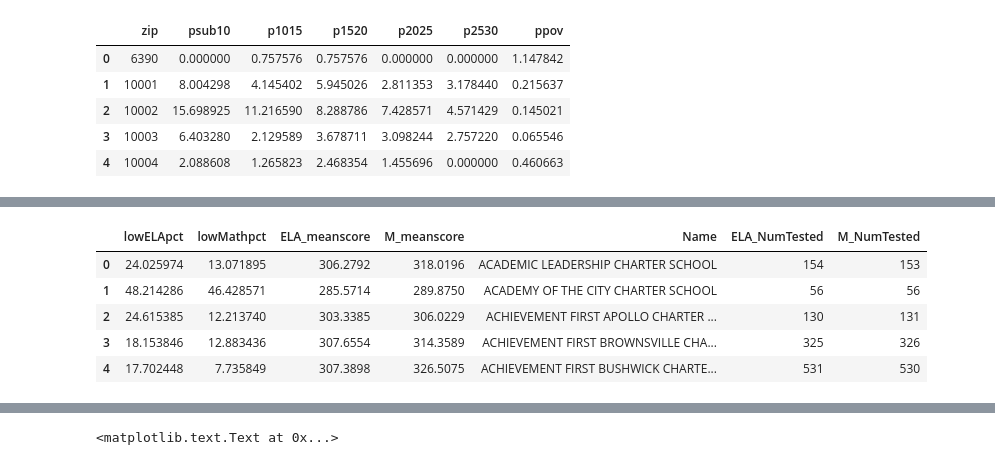
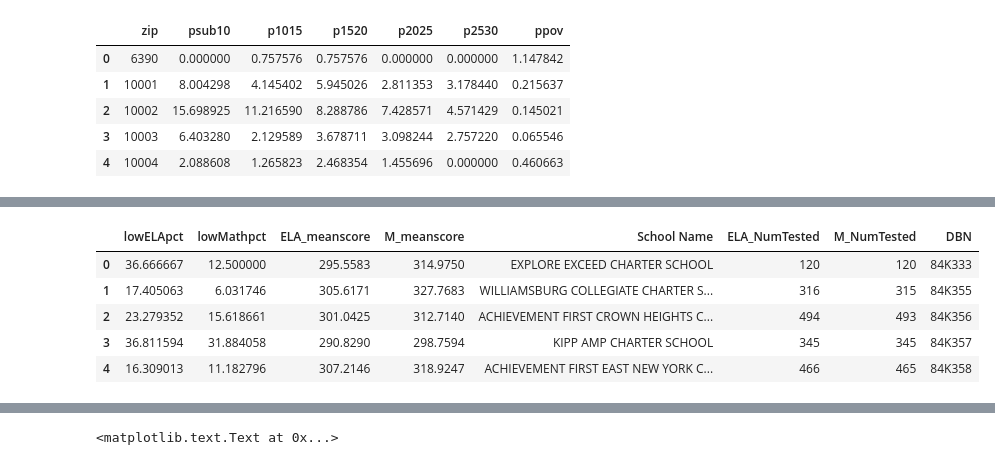
Before and after one commit to fedhere/PUI2015_EC, a Jupyter notebook: ry692/ry692_EC.ipynb, the cells around one changed output, grey strips where cells are left out. Drawn from its saved outputs; the diff is of its cells as text; code cells hidden in the pictures.

```diff
--- a/ry692/ry692_EC.ipynb
+++ b/ry692/ry692_EC.ipynb
@@ -21,6 +21,6 @@ homeless.head()
 | 3 | 331900860993 | ACHIEVEMENT FIRST ASPIRE CHARTER ... | KINGS | 12 |
 | 4 | 331900861072 | ACHIEVEMENT FIRST BROOKLYN ACADEM... | KINGS | 16 |
 # %%
-scores=pd.read_csv('scores_charter_2014.csv')
-scores.head()
+scores=pd.read_csv('scores_combined_2014.csv')
+scores.tail()
 # %% [output]
@@ -90,13 +90,13 @@ school_poverty.head()
 # %%
 scores['lowELApct'] = scores['ELA_L1']/scores['ELA_NumTested']*100
 scores['lowMathpct'] = scores['M_L1']/scores['M_NumTested']*100
-scores = scores[['lowELApct','lowMathpct','ELA_meanscore','M_meanscore','Name','ELA_NumTested','M_NumTested']]
+scores = scores[['lowELApct','lowMathpct','ELA_meanscore','M_meanscore','School Name','ELA_NumTested','M_NumTested','DBN']]
 scores.head()
 # %% [output]
-|  | lowELApct | lowMathpct | ELA_meanscore | M_meanscore | Name | ELA_NumTested | M_NumTested |
-| 0 | 24.025974 | 13.071895 | 306.2792 | 318.0196 | ACADEMIC LEADERSHIP CHARTER SCHOOL | 154 | 153 |
-| 1 | 48.214286 | 46.428571 | 285.5714 | 289.8750 | ACADEMY OF THE CITY CHARTER SCHOOL | 56 | 56 |
-| 2 | 24.615385 | 12.213740 | 303.3385 | 306.0229 | ACHIEVEMENT FIRST APOLLO CHARTER ... | 130 | 131 |
-| 3 | 18.153846 | 12.883436 | 307.6554 | 314.3589 | ACHIEVEMENT FIRST BROWNSVILLE CHA... | 325 | 326 |
-| 4 | 17.702448 | 7.735849 | 307.3898 | 326.5075 | ACHIEVEMENT FIRST BUSHWICK CHARTE... | 531 | 530 |
+|  | lowELApct | lowMathpct | ELA_meanscore | M_meanscore | School Name | ELA_NumTested | M_NumTested | DBN |
+| 0 | 36.666667 | 12.500000 | 295.5583 | 314.9750 | EXPLORE EXCEED CHARTER SCHOOL | 120 | 120 | 84K333 |
+| 1 | 17.405063 | 6.031746 | 305.6171 | 327.7683 | WILLIAMSBURG COLLEGIATE CHARTER S... | 316 | 315 | 84K355 |
+| 2 | 23.279352 | 15.618661 | 301.0425 | 312.7140 | ACHIEVEMENT FIRST CROWN HEIGHTS C... | 494 | 493 | 84K356 |
+| 3 | 36.811594 | 31.884058 | 290.8290 | 298.7594 | KIPP AMP CHARTER SCHOOL | 345 | 345 | 84K357 |
+| 4 | 16.309013 | 11.182796 | 307.2146 | 318.9247 | ACHIEVEMENT FIRST EAST NEW YORK C... | 466 | 465 | 84K358 |
 # %%
```
Also changed, not shown: parts of 12 cells of this notebook, 4 other files.
